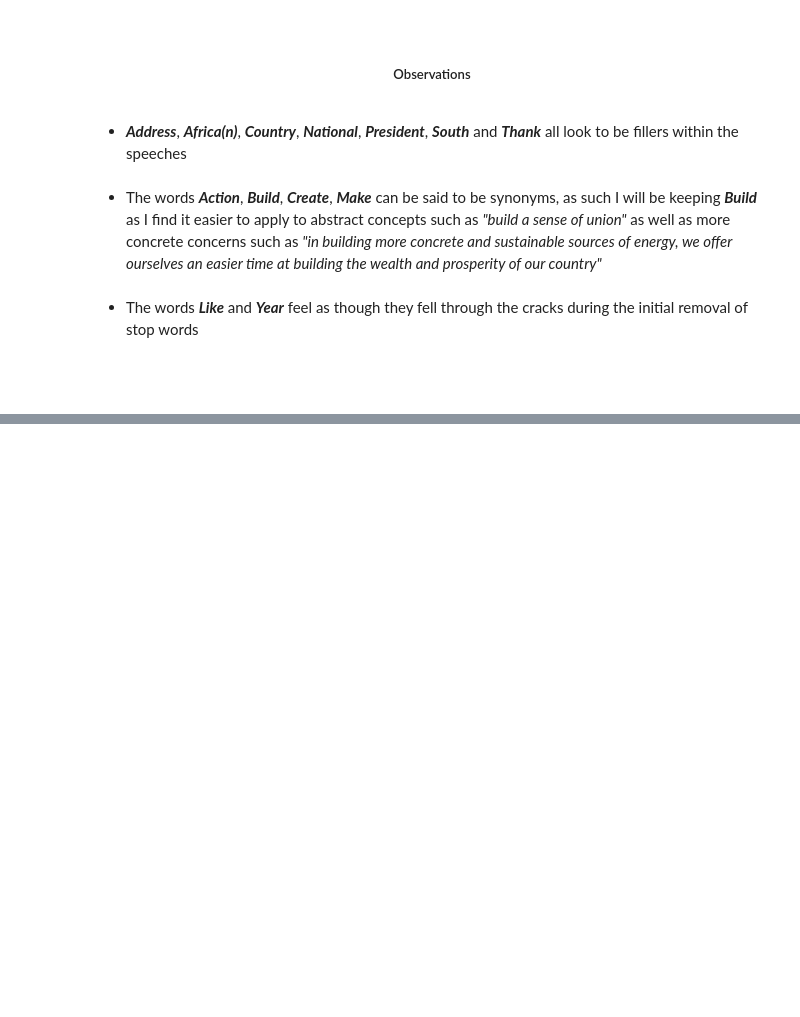
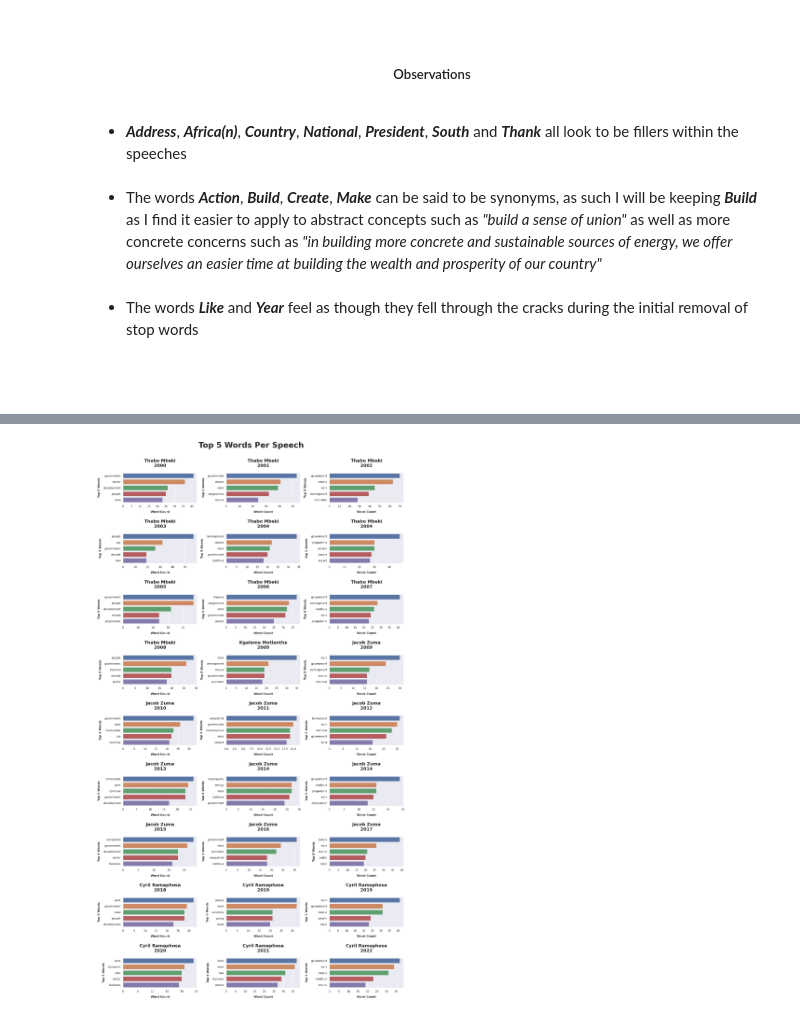
Before and after one commit to MondeAnna/state-of-the-nation-and-nlp, a Jupyter notebook: notebooks/state_of_the_nation_nlp.ipynb, the cells around one changed output, grey strips where cells are left out. Saved outputs shown, nothing was run; the diff lists cells and outputs as text; code cells hidden in the pictures; blank space fills up the shorter version.

Commit message:
feat (eda): attend to patterns
    • look at top 5 words per speech

    • create word cloud of 50 most used
      words per speech

    • illustrate sentiment per speech over
      the years

```diff
--- a/notebooks/state_of_the_nation_nlp.ipynb
+++ b/notebooks/state_of_the_nation_nlp.ipynb
@@ -630,0 +685,24 @@ speeches.speech = speeches.tokenized.apply(
+# %%
+fig_01, _ = plt.subplots(nrows=N_ROWS, ncols=N_COLS, figsize=(18, 32))
+
+for index, year in enumerate(doc_term_matrix.index, start=1):
+    five_most_frequent = doc_term_matrix.loc[year].nlargest(5)
+    sns.barplot(
+        x=five_most_frequent.values,
+        y=five_most_frequent.index,
+    )
+
+    plt.subplot(N_ROWS, N_COLS, index)
+
+    president = speeches.loc[year].president
+    plt.title(f"{president}\n{year.year}")
+
+    plt.xlabel("Word Count")
+    plt.ylabel("Top 5 Words")
+
+fig_01.suptitle(t="Top 5 Words Per Speech", y=1.006)
+
+plt.tight_layout(h_pad=2.125)
+plt.show()
+# %% [output]
+[figure, added]
```
Also changed, not shown: parts of 13 cells of this notebook.
